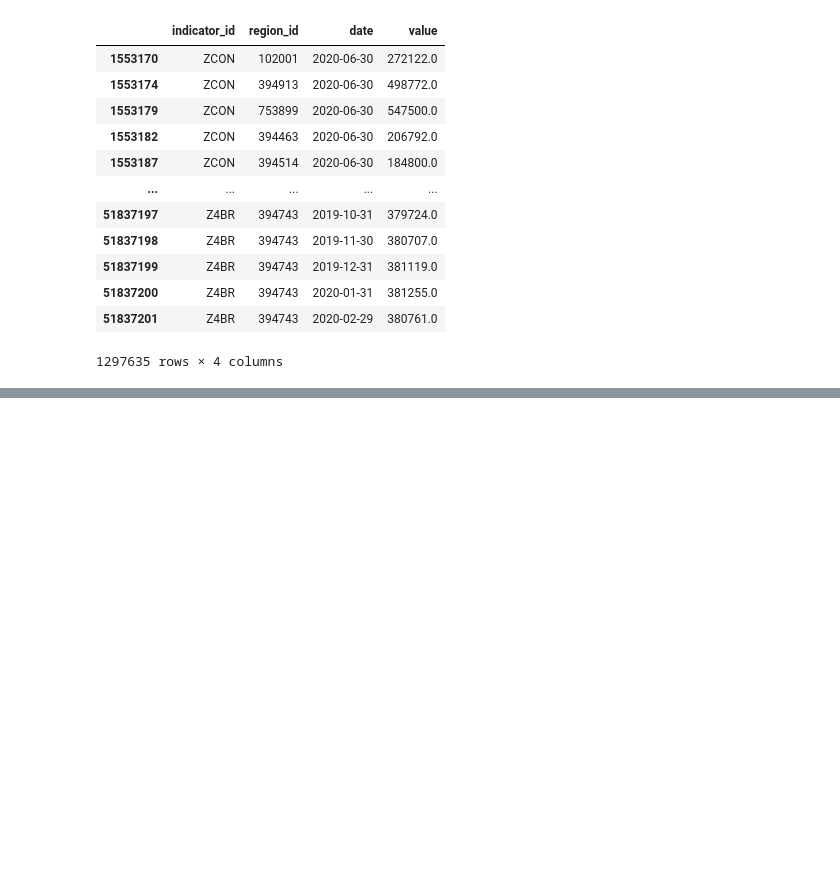
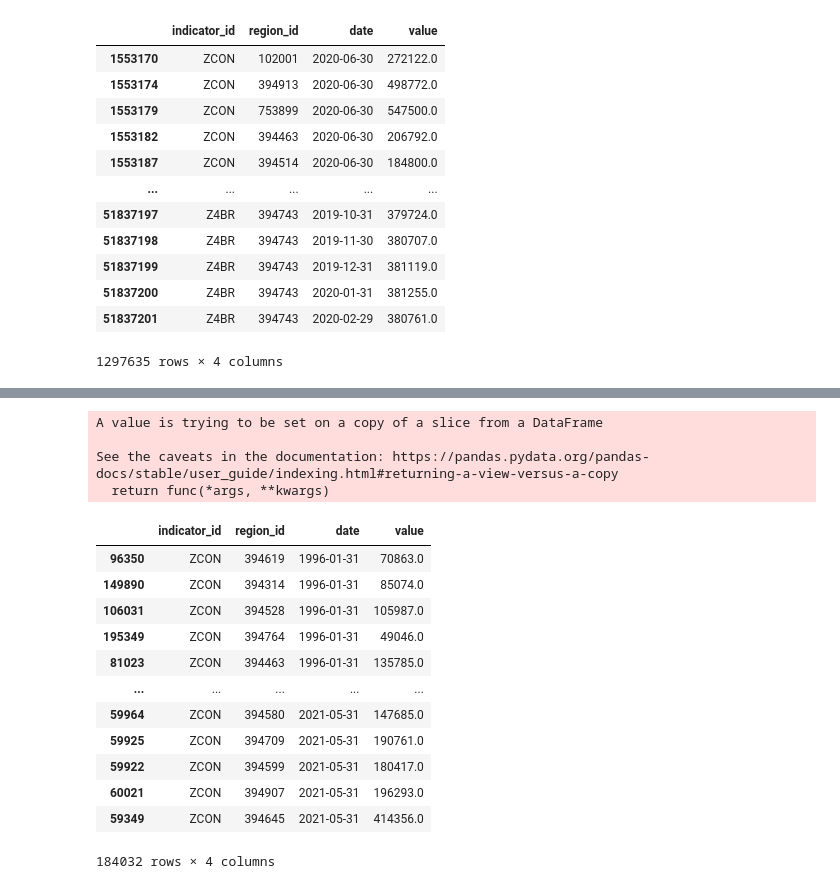
Before and after one commit to DunfrundB/real_estate_ml, a Jupyter notebook: zillow_quandl.ipynb, the cells around one changed output, grey strips where cells are left out. Saved outputs shown, nothing was run; the diff lists cells and outputs as text; code cells hidden in the pictures; blank space fills up the shorter version.

```diff
--- a/zillow_quandl.ipynb
+++ b/zillow_quandl.ipynb
@@ -209 +210,23 @@ metro_homes
 1297635 rows × 4 columns
+# %%
+metro_condo = metro_homes[metro_homes.indicator_id == 'ZCON']
+metro_condo.sort_values(by='date', inplace=True)
+metro_condo
+# %% [output]
+A value is trying to be set on a copy of a slice from a DataFrame
+
+See the caveats in the documentation: https://pandas.pydata.org/pandas-docs/stable/user_guide/indexing.html#returning-a-view-versus-a-copy
+  return func(*args, **kwargs)
+|  | indicator_id | region_id | date | value |
+| 96350 | ZCON | 394619 | 1996-01-31 | 70863.0 |
+| 149890 | ZCON | 394314 | 1996-01-31 | 85074.0 |
+| 106031 | ZCON | 394528 | 1996-01-31 | 105987.0 |
+| 195349 | ZCON | 394764 | 1996-01-31 | 49046.0 |
+| 81023 | ZCON | 394463 | 1996-01-31 | 135785.0 |
+| ... | ... | ... | ... | ... |
+| 59964 | ZCON | 394580 | 2021-05-31 | 147685.0 |
+| 59925 | ZCON | 394709 | 2021-05-31 | 190761.0 |
+| 59922 | ZCON | 394599 | 2021-05-31 | 180417.0 |
+| 60021 | ZCON | 394907 | 2021-05-31 | 196293.0 |
+| 59349 | ZCON | 394645 | 2021-05-31 | 414356.0 |
+184032 rows × 4 columns
```
Also changed, not shown: parts of 20 cells of this notebook, 7 other files.
